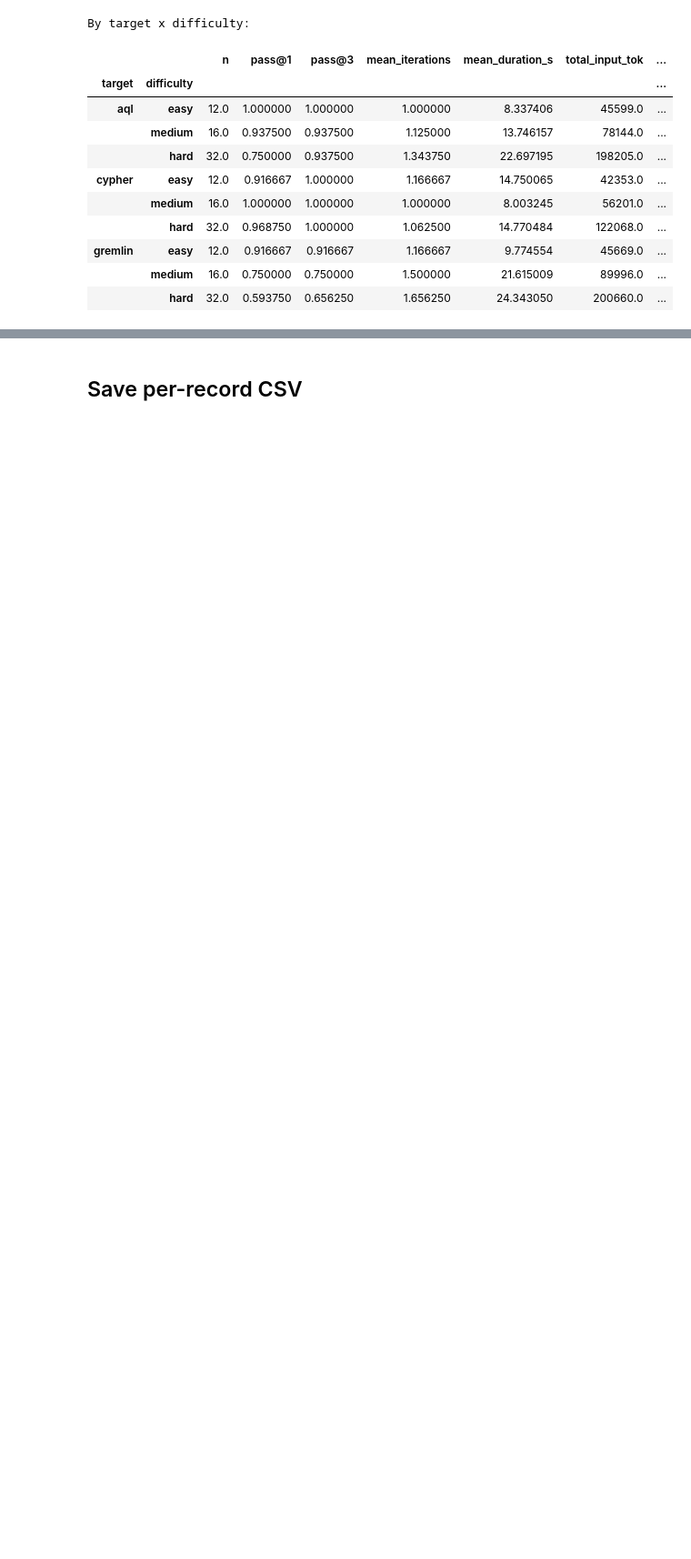
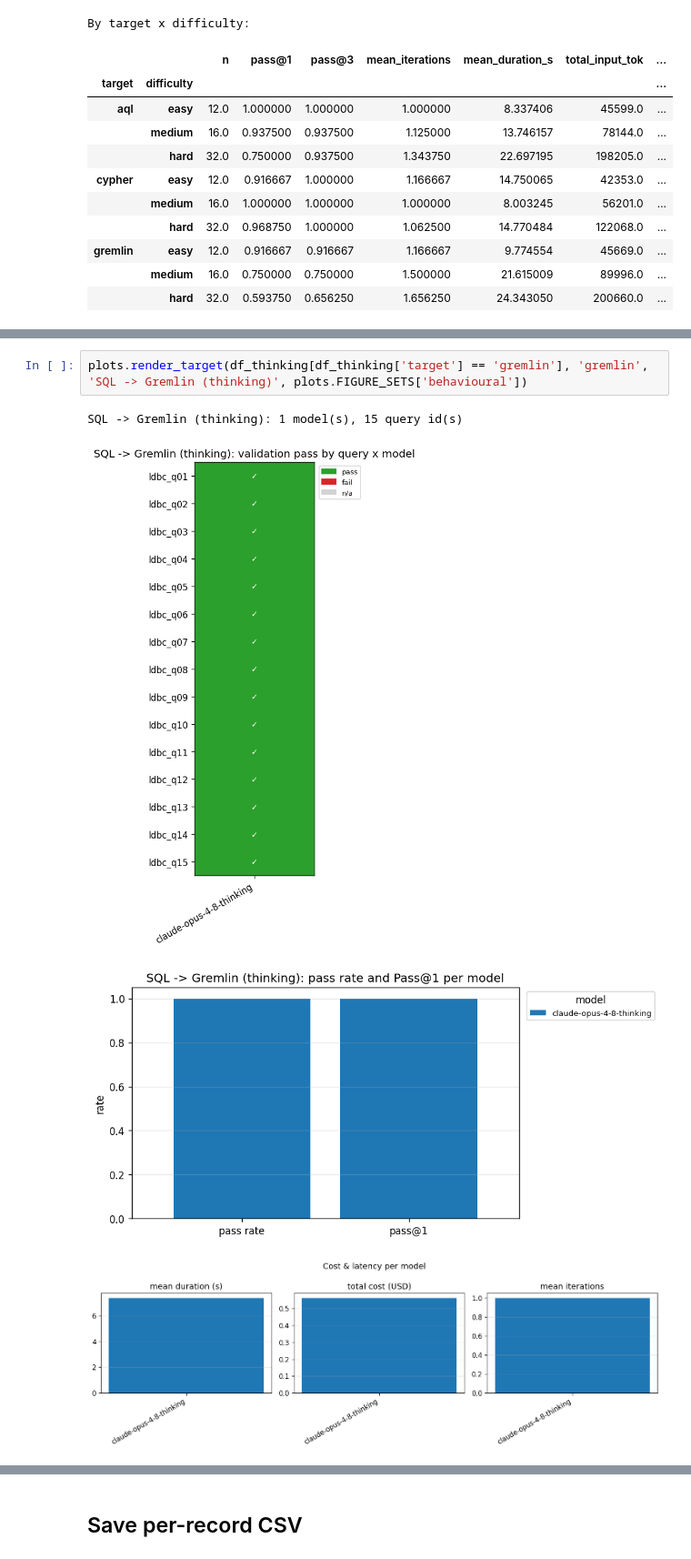
Before and after one commit to obonovai/sql2graph, a Jupyter notebook: eval/notebooks/02_behavioural_metrics.ipynb, the cells around one changed output, grey strips where cells are left out. Shown at 91% size. Drawn from its saved outputs; the diff is of its cells as text; blank space fills up the shorter version.

```diff
--- a/eval/notebooks/02_behavioural_metrics.ipynb
+++ b/eval/notebooks/02_behavioural_metrics.ipynb
@@ -443,0 +558,7 @@ By target x difficulty:
+# %%
+plots.render_target(df_thinking[df_thinking['target'] == 'gremlin'], 'gremlin', 'SQL -> Gremlin (thinking)', plots.FIGURE_SETS['behavioural'])
+# %% [output]
+SQL -> Gremlin (thinking): 1 model(s), 15 query id(s)
+[figure, added]
+[figure, added]
+[figure, added]
```
Also changed, not shown: parts of 17 cells of this notebook, 44 other files.
